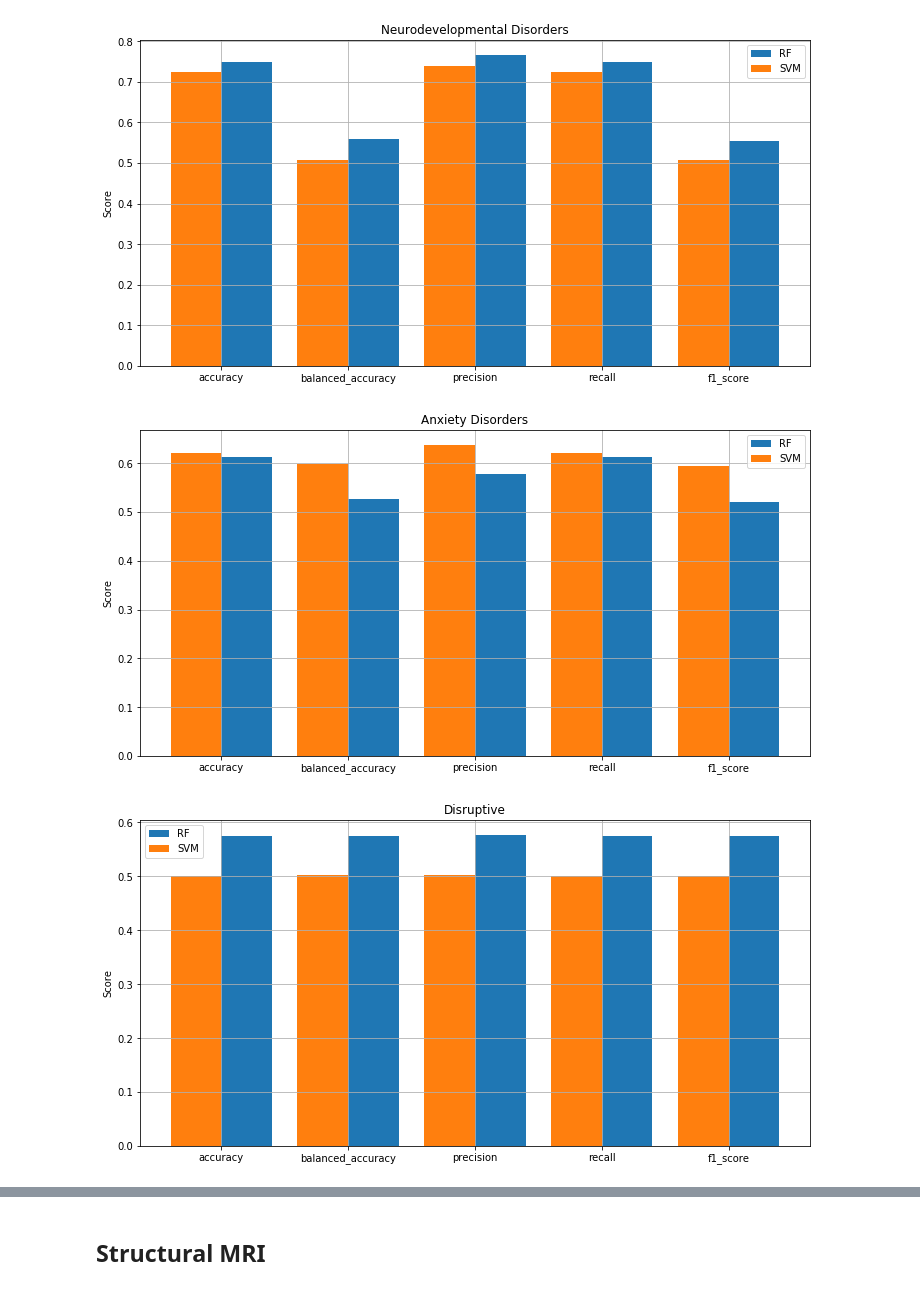
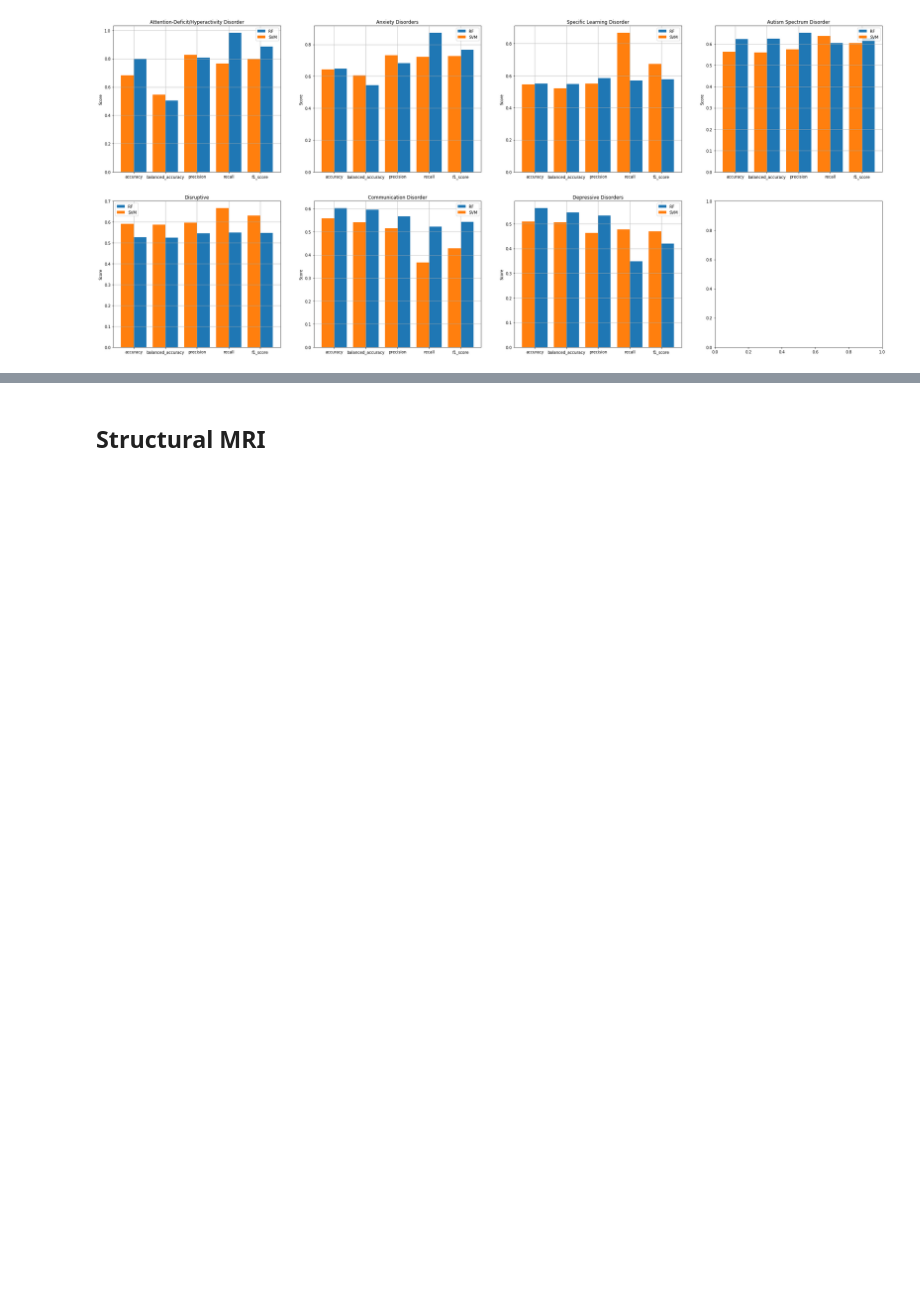
Before and after one commit to sanagno/psychiatry-mri-eeg, a Jupyter notebook: mri-experiments.ipynb, the cells around one changed output, grey strips where cells are left out. Cells and saved outputs as stored; diff of their text form; code cells hidden in the pictures; blank space fills up the shorter version.

```diff
--- a/mri-experiments.ipynb
+++ b/mri-experiments.ipynb
@@ -201,9 +236,9 @@ fa_per_tract = pd.read_csv('data/MRI/MRI/DTI/FAPerTract.csv', low_memory=False)
 fa_per_tract['ID'] = fa_per_tract['ID'].apply(lambda x: x[:-1] if "/" in x else x)
 
 # Keep patients who have both behavioural records and MRI
-patient_IDs = np.array(list(set(behaviour_data['EID'].values) & set(fa_per_tract['ID'].values)))
-fa_per_tract = fa_per_tract[fa_per_tract['ID'].isin(patient_IDs)].sort_values(by='ID')
-labels_fa_tr = labels[labels['ID'].isin(patient_IDs)].sort_values(by='ID')
+fa_patient_IDs = np.array(list(set(behaviour_data['EID'].values) & set(fa_per_tract['ID'].values)))
+fa_per_tract = fa_per_tract[fa_per_tract['ID'].isin(fa_patient_IDs)].sort_values(by='ID')
+labels_fa_tr = labels[labels['ID'].isin(fa_patient_IDs)].sort_values(by='ID')
 
-print('Number of patients: ', len(patient_IDs))
+print('Number of patients: ', len(fa_patient_IDs))
 # %% [output]
@@ -499,8 +354,0 @@ accuracy 0.597 balanced_accuracy 0.609 precision 0.800 0.378 recall 0.582 0.636
-# %%
-i = 0
-for disorder in most_common_disorders:
-    if disorder == 'No Diagnosis Given':
-        continue
-
-    plot_confusion_matrix(fa_tract_rf_conf[i], target_names=['Negative', 'Positive'], title=disorder)
-    i += 1
@@ -515,8 +354,0 @@ for disorder in most_common_disorders:
-# %%
-i = 0
-for disorder in most_common_disorders:
-    if disorder == 'No Diagnosis Given':
-        continue
-
-    plot_confusion_matrix(fa_tract_svm_conf[i], target_names=['Negative', 'Positive'], title=disorder)
-    i += 1
@@ -529,25 +355,25 @@ for disorder in most_common_disorders:
 # %%
-for disorder in most_common_disorders:
-    if disorder == 'No Diagnosis Given':
-        continue
+fig, axs = plt.subplots(nrows= 2, ncols=4, figsize=(35,15))
 
-    rf_values = [v for v in fa_tract_rf_res[disorder].values()]
-    svm_values = [v for v in fa_tract_svm_res[disorder].values()]
-    x = np.arange(len(metrics))  # the label locations
+for ax, disorder in zip(axs.flat, rf_res_vs_no_diag.keys()):
+    metrics = [m for m in rf_res_vs_no_diag[disorder].keys()]
+    rf_scores = [v for v in rf_res_vs_no_diag[disorder].values()]
+    svm_scores = [v for v in svm_res_vs_no_diag[disorder].values()]
+
+    x = np.arange(len(metrics)) # label locations
     width = 0.4 # the width of the bars
 
-    fig, ax = plt.subplots(figsize=(12,6))
-    rects_rf = ax.bar(x + width/2, rf_values, width, label='RF')
-    rects_svm = ax.bar(x - width/2, svm_values, width, label='SVM')
+    rects_rf = ax.bar(x + width/2, rf_scores, width, label='RF')
+    rects_svm = ax.bar(x - width/2, svm_scores, width, label='SVM')
 
     # Add some text for labels, title and custom x-axis tick labels, etc.
     ax.set_ylabel('Score')
     ax.set_title(disorder)
     ax.set_xticks(x)
     ax.set_xticklabels(metrics)
     ax.grid(True)
     ax.legend()
+
+plt.show()
 # %% [output]
-[figure, old version]
+[figure, new version]
-[figure, removed]
-[figure, removed]
```
Also changed, not shown: parts of 60 cells of this notebook.
